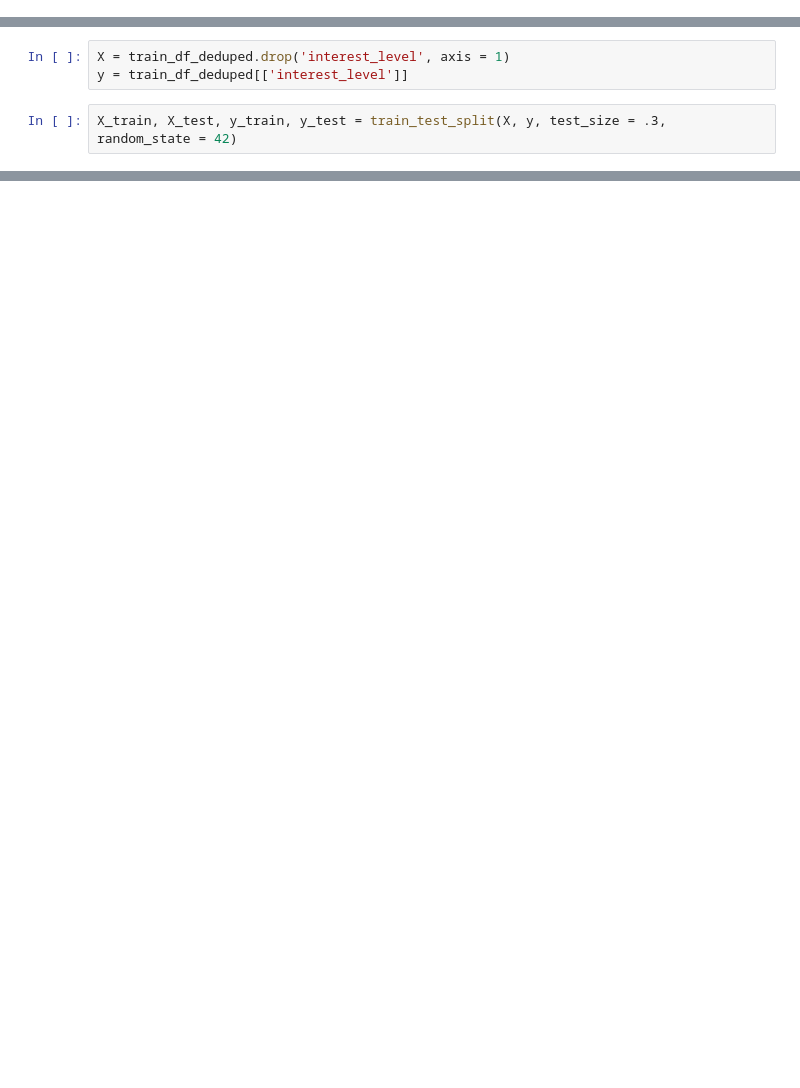
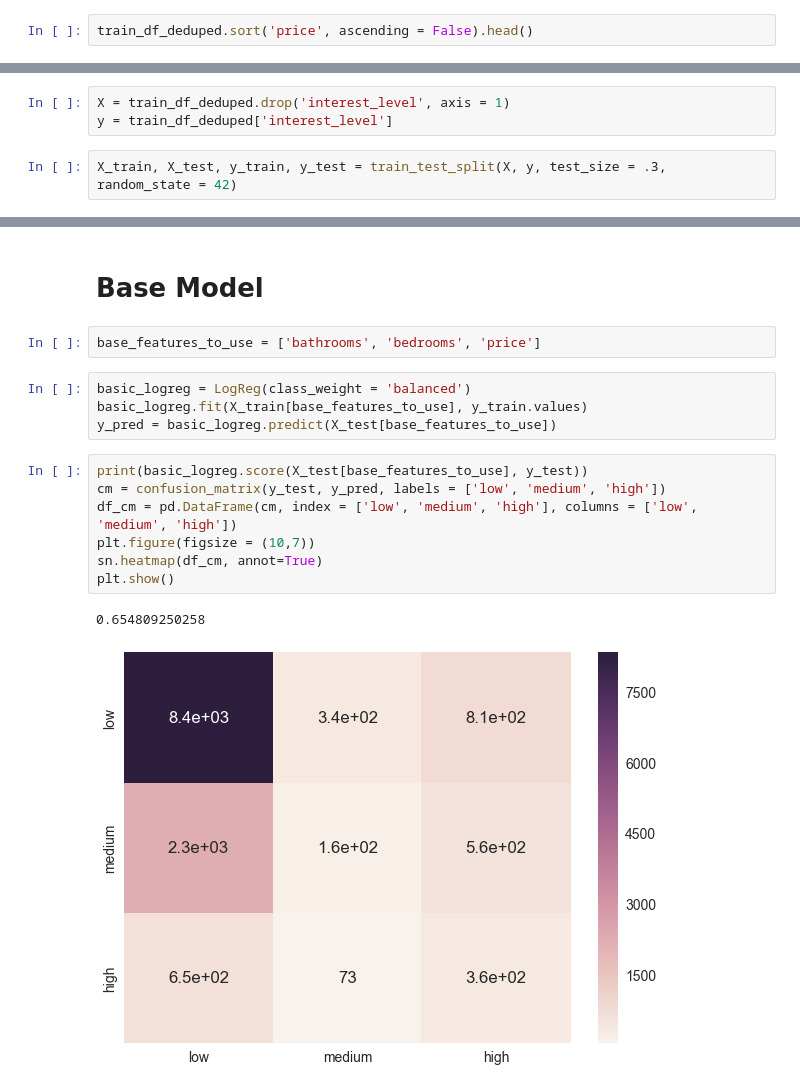
Before and after one commit to pateli18/kgl-renthop, a Jupyter notebook: Base Model.ipynb, the cells around one changed output, grey strips where cells are left out. Saved outputs shown, nothing was run; the diff lists cells and outputs as text; blank space fills up the shorter version.

Commit message:
Confusion matrix plot for basic model

```diff
--- a/Base Model.ipynb
+++ b/Base Model.ipynb
@@ -15,0 +23,2 @@ print(train_df_deduped.shape)
+# %%
+train_df_deduped.sort('price', ascending = False).head()
@@ -43,7 +59,7 @@ See the caveats in the documentation: http://pandas.pydata.org/pandas-docs/stabl
 # Dataset Split
 # %%
 X = train_df_deduped.drop('interest_level', axis = 1)
-y = train_df_deduped[['interest_level']]
+y = train_df_deduped['interest_level']
 # %%
 X_train, X_test, y_train, y_test = train_test_split(X, y, test_size = .3, random_state = 42)
 # %%
@@ -65,3 +81,21 @@ for key in y_train_split.keys():
 high: 0.0746 | 0.0798
 medium: 0.2208 | 0.2192
 low: 0.7046 | 0.7011
+# %% [markdown]
+# Base Model
+# %%
+base_features_to_use = ['bathrooms', 'bedrooms', 'price']
+# %%
+basic_logreg = LogReg(class_weight = 'balanced')
+basic_logreg.fit(X_train[base_features_to_use], y_train.values)
+y_pred = basic_logreg.predict(X_test[base_features_to_use])
+# %%
+print(basic_logreg.score(X_test[base_features_to_use], y_test))
+cm = confusion_matrix(y_test, y_pred, labels = ['low', 'medium', 'high'])
+df_cm = pd.DataFrame(cm, index = ['low', 'medium', 'high'], columns = ['low', 'medium', 'high'])
+plt.figure(figsize = (10,7))
+sn.heatmap(df_cm, annot=True)
+plt.show()
+# %% [output]
+0.654809250258
+[figure, added]
```
Also changed, not shown: parts of 6 cells of this notebook.
